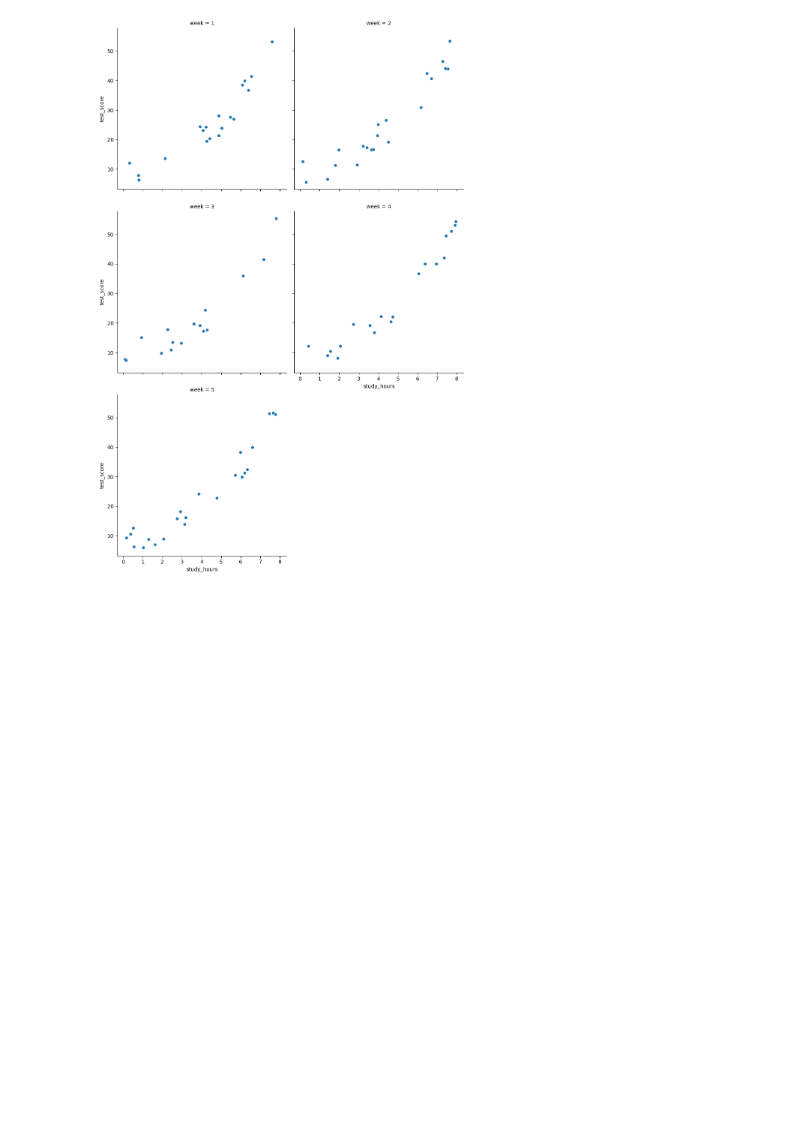
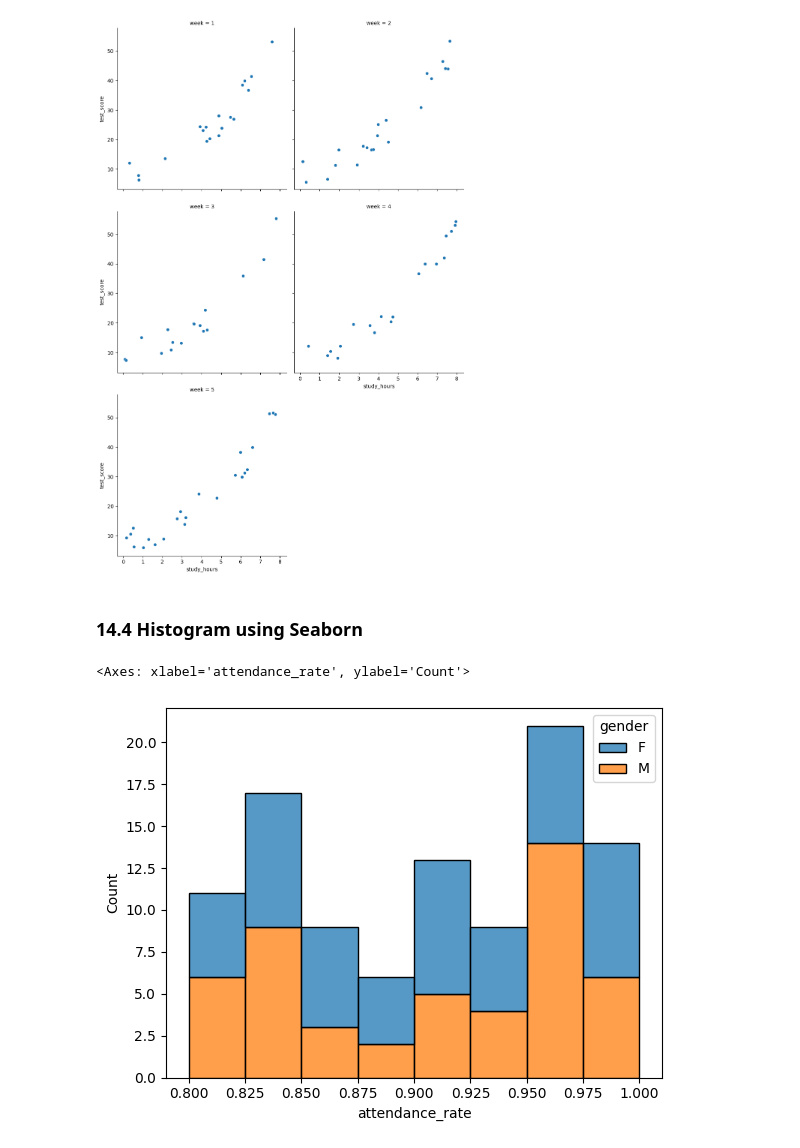
Before and after one commit to roybipro/AI-ML-learning-Phitron, a Jupyter notebook: Semister1/module-14-seaborn-plotly/seaborn-plotly.ipynb, the cells around one changed output. Cells and saved outputs as stored; diff of their text form; code cells hidden in the pictures; blank space fills up the shorter version.

Commit message:
14.4 Histogram using Seaborn

```diff
--- a/Semister1/module-14-seaborn-plotly/seaborn-plotly.ipynb
+++ b/Semister1/module-14-seaborn-plotly/seaborn-plotly.ipynb
@@ -82,3 +82,11 @@ sns.relplot(kind = 'scatter',data = student, x = 'study_hours' , y = 'test_score
 # %% [output]
 <seaborn.axisgrid.FacetGrid at 0x...>
 [figure]
+# %% [markdown]
+### 14.4 Histogram using Seaborn
+# %%
+# axis label
+sns.histplot(data = student, x = 'attendance_rate', hue = 'gender', multiple = 'stack')
+# %% [output]
+<Axes: xlabel='attendance_rate', ylabel='Count'>
+[figure, added]
```
Also changed, not shown: parts of 3 cells of this notebook.
